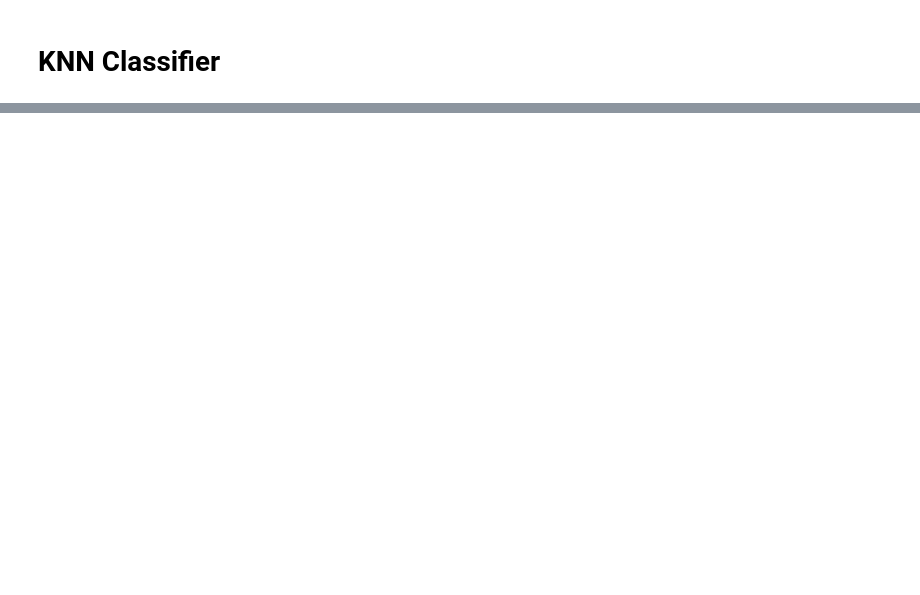
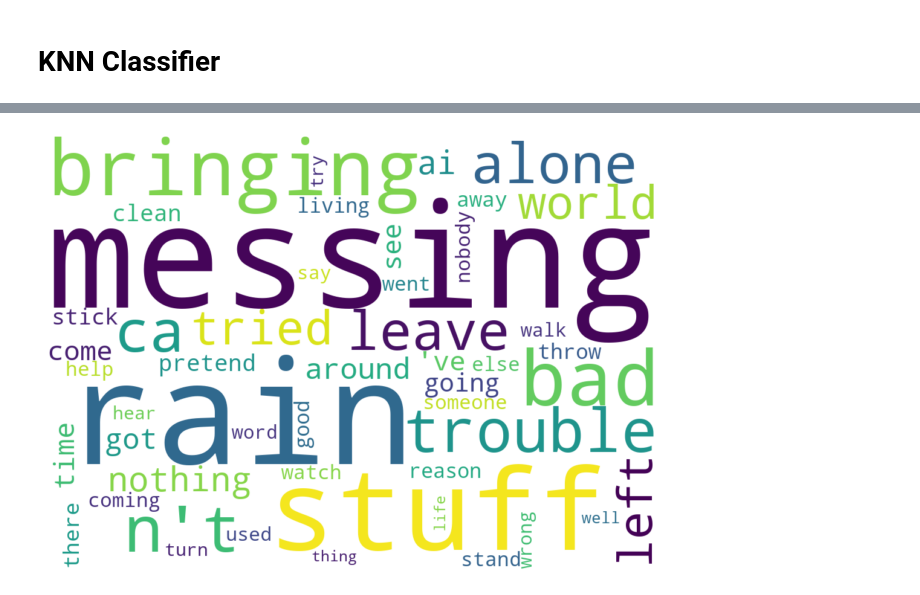
Before and after one commit to ZibingZhang/cs4120, a Jupyter notebook: PredictingGenre.ipynb, the cells around one changed output, grey strips where cells are left out. Cells and saved outputs as stored; diff of their text form; code cells hidden in the pictures; blank space fills up the shorter version.

```diff
--- a/PredictingGenre.ipynb
+++ b/PredictingGenre.ipynb
@@ -457,0 +462,8 @@ Best Parameter Combination Found During Grid Search:
+# %%
+lemmed_lyrics_tokenized = [nltk.word_tokenize(doc) for doc in lemmed_lyrics]
+
+dictionary = gensim.corpora.Dictionary(lemmed_lyrics_tokenized)
+
+dictionary.filter_extremes(no_below=15, no_above=0.5, keep_n=100000)
+
+bow_corpus = [dictionary.doc2bow(doc) for doc in lemmed_lyrics_tokenized]
@@ -457,0 +504,7 @@ Best Parameter Combination Found During Grid Search:
+# %%
+tfidf = models.TfidfModel(bow_corpus)
+corpus_tfidf = tfidf[bow_corpus]
+
+lda_model_tfidf = gensim.models.LdaMulticore(corpus_tfidf, num_topics=15, id2word=dictionary, passes=2, workers=4)
+for idx, topic in lda_model_tfidf.print_topics(-1):
+    print('Topic: {} Word: {}'.format(idx, topic))
@@ -457,0 +527,32 @@ Best Parameter Combination Found During Grid Search:
+# %%
+weights = tfidf[bow_corpus[12]]
+
+# Get terms from the dictionary and pair with weights
+
+weights = [(dictionary[pair[0]], pair[1]) for pair in weights]
+weights[-35:]
+from wordcloud import WordCloud
+
+# Initialize the word cloud
+
+d = {}
+for a, x in weights:
+    d[a] = x
+
+wc = WordCloud(
+    background_color="white",
+    max_words=2000,
+    width = 1024,
+    height = 720,
+    stopwords=stopwords.words("english")
+)
+
+# Generate the cloud
+
+wc.generate_from_frequencies(d)
+plt.figure(figsize = (12, 8))
+plt.imshow(wc, interpolation="bilinear")
+plt.axis("off")
+plt.show()
+# %% [output]
+[figure, added]
```
Also changed, not shown: parts of 30 cells of this notebook.
